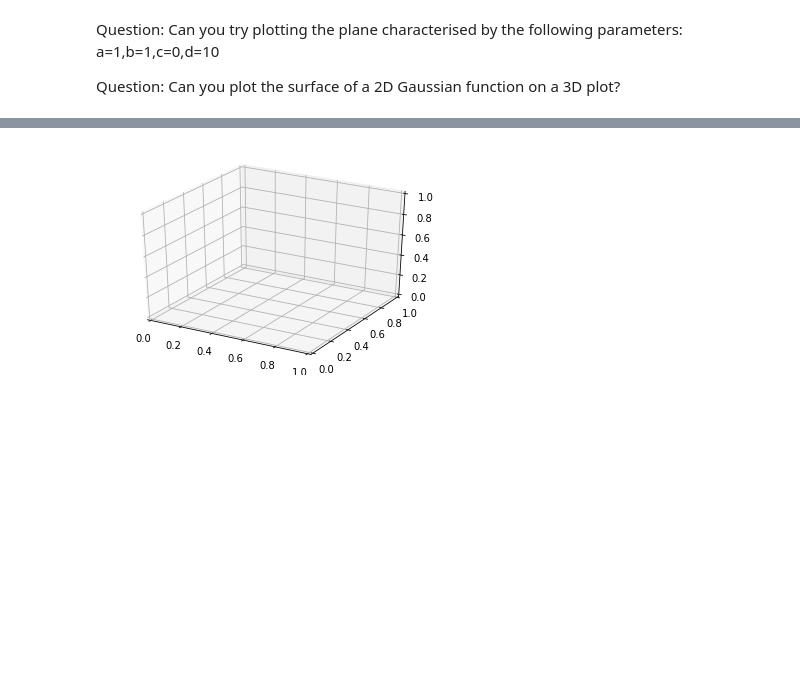
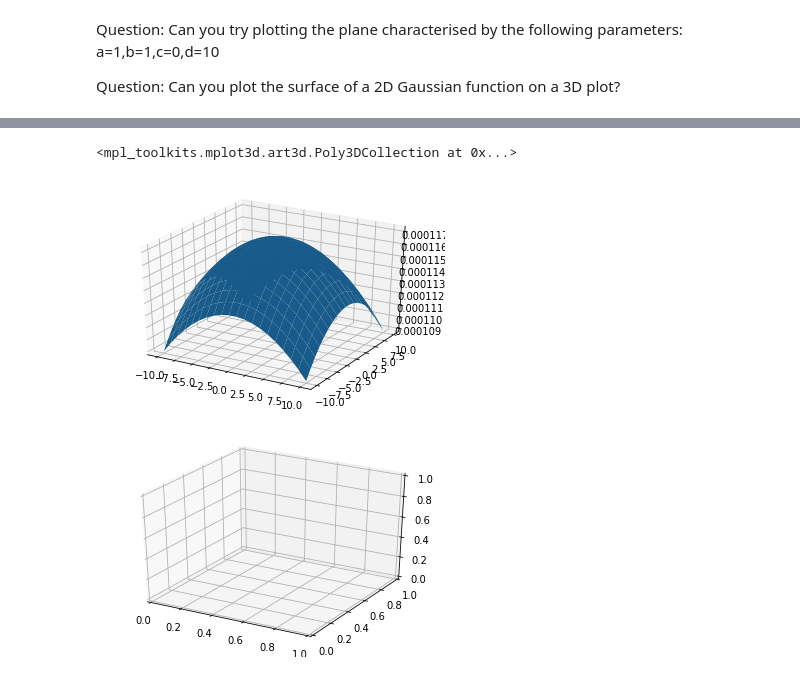
Before and after one commit to Akshat-Goyal/CVIT, a Jupyter notebook: CVIT_Workshop_2020_Day_1/CVIT_Workshop_Day_1.ipynb, the cells around one changed output, grey strips where cells are left out. Drawn from its saved outputs; the diff is of its cells as text; code cells hidden in the pictures; blank space fills up the shorter version.

```diff
--- a/CVIT_Workshop_2020_Day_1/CVIT_Workshop_Day_1.ipynb
+++ b/CVIT_Workshop_2020_Day_1/CVIT_Workshop_Day_1.ipynb
@@ -623,2 +610,18 @@ plt3d.plot_surface(X, yy, Z)
+# %%
+from mpl_toolkits.mplot3d import Axes3D
+
+xx = np.linspace(-10, 10, 20)
+mean_x = np.mean(xx)
+var_x = np.var(xx)
+yy = np.linspace(-10, 10, 20)
+mean_y = np.mean(yy)
+var_y = np.var(yy)
+X, Y = np.meshgrid(xx, yy)
+zz = 1 / (2 * np.pi * var_x * var_y) * np.exp(-(((X-mean_x)**2)/(2*(var_x**2)) + ((Y-mean_y)**2)/(2*(var_y**2))))
+plt3d = plt.figure().gca(projection='3d')
+plt3d.plot_surface(X, Y, zz)
+# %% [output]
+<mpl_toolkits.mplot3d.art3d.Poly3DCollection at 0x...>
+[figure, added]
 # %%
 from sklearn.datasets import make_swiss_roll
```
Also changed, not shown: parts of 11 cells of this notebook.
